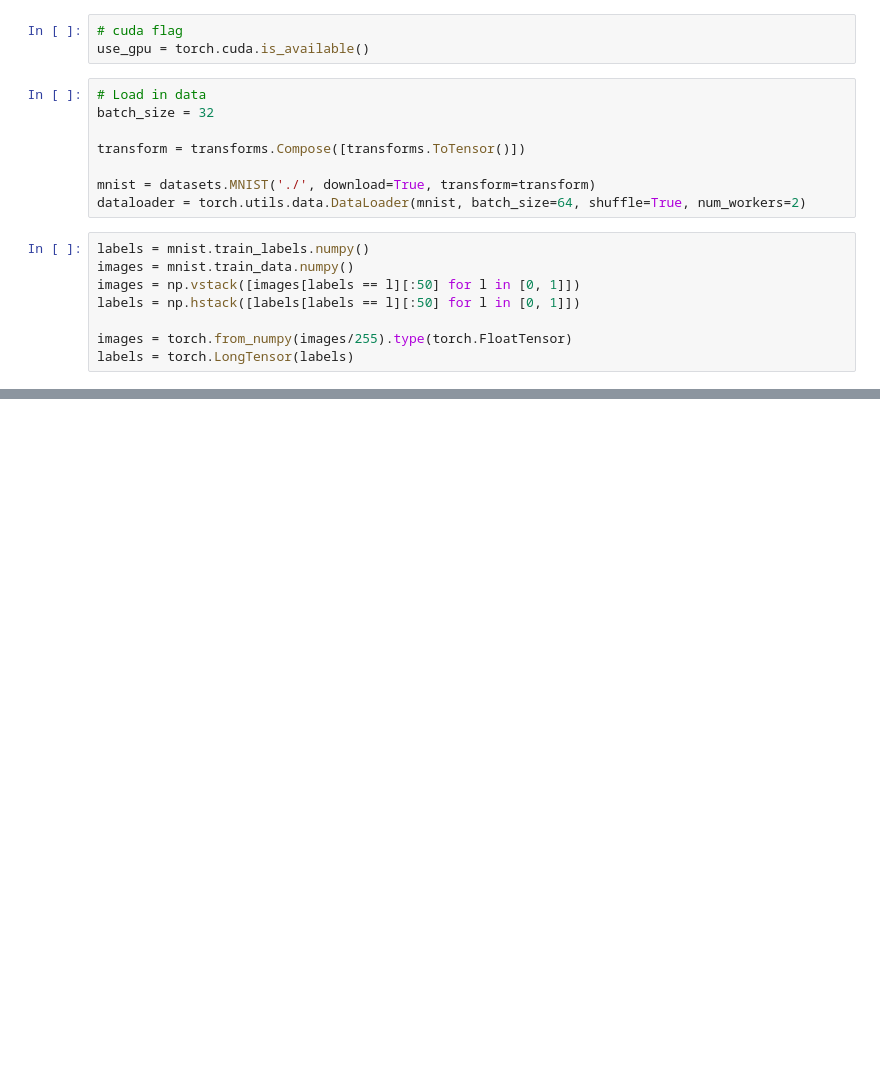
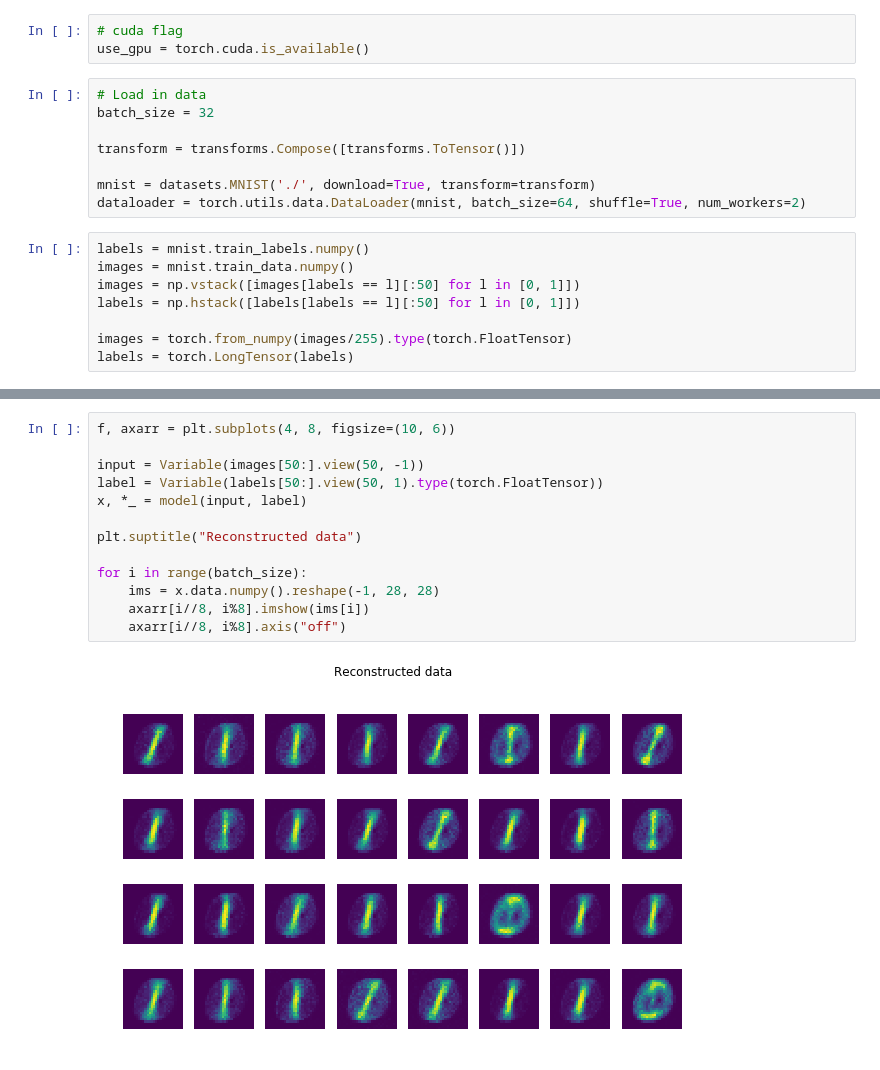
Before and after one commit to wohlert/semi-supervised-pytorch, a Jupyter notebook: dgm.ipynb, the cells around one changed output, grey strips where cells are left out. Cells and saved outputs as stored; diff of their text form; blank space fills up the shorter version.

```diff
--- a/dgm.ipynb
+++ b/dgm.ipynb
@@ -61,3 +88,18 @@ Epoch: 49        labelled loss: -147.38131713867188, unlabelled loss: -36.213298
+# %%
+f, axarr = plt.subplots(4, 8, figsize=(10, 6))
+
+input = Variable(images[50:].view(50, -1))
+label = Variable(labels[50:].view(50, 1).type(torch.FloatTensor))
+x, *_ = model(input, label)
+
+plt.suptitle("Reconstructed data")
+
+for i in range(batch_size):
+    ims = x.data.numpy().reshape(-1, 28, 28)
+    axarr[i//8, i%8].imshow(ims[i])
+    axarr[i//8, i%8].axis("off")
+# %% [output]
+[figure, added]
 # %%
 f, axarr = plt.subplots(4, 8, figsize=(10, 6))
 
```
Also changed, not shown: parts of 7 cells of this notebook, 3 other files.
